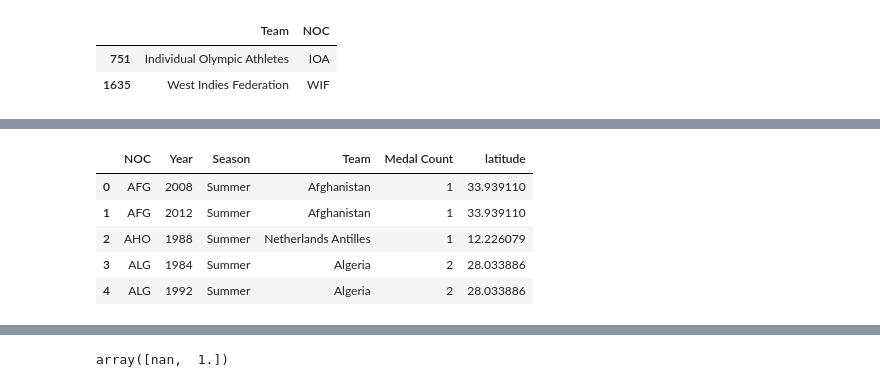
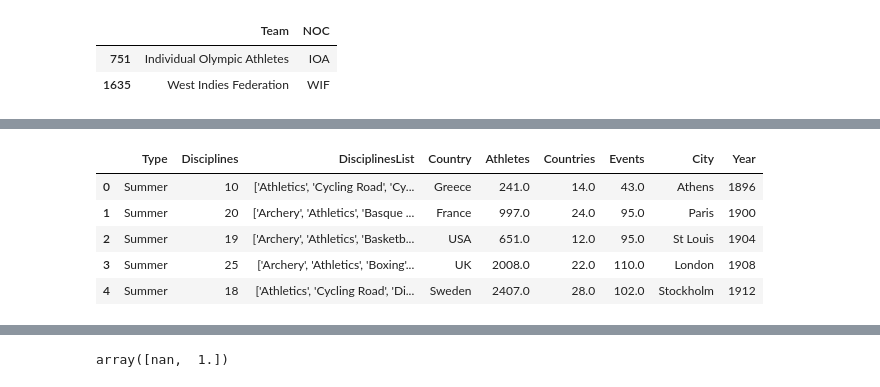
Before and after one commit to EJones621/Olympic_Analysis, a Jupyter notebook: Import to MongoDB/cleaning_machine_learning.ipynb, the cells around one changed output, grey strips where cells are left out. Drawn from its saved outputs; the diff is of its cells as text; code cells hidden in the pictures.

```diff
--- a/Import to MongoDB/cleaning_machine_learning.ipynb
+++ b/Import to MongoDB/cleaning_machine_learning.ipynb
@@ -282,2 +294,6 @@ hosts_df.head()
+# %%
+# NEW
+# Creating a copy of the hosts_df
+hosts_new_df = hosts_df.copy()
 # %%
 # Drop columns we don't need
@@ -293,0 +302,4 @@ hosts_df.head()
+# %%
+# NEW
+# Dropping 'GamesUrl', 'Date', 'Host' from hosts_new_df
+hosts_new_df.drop(['GamesUrl', 'Date', 'Host'], axis=1, inplace=True)
@@ -294,12 +316,14 @@ hosts_df.head()
+# %%
+# NEW
+# Return first 5 rows of hosts_new_df
+hosts_new_df.head()
+# %% [output]
+|  | Type | Disciplines | DisciplinesList | Country | Athletes | Countries | Events | City | Year |
+| 0 | Summer | 10 | ['Athletics', 'Cycling Road', 'Cy... | Greece | 241.0 | 14.0 | 43.0 | Athens | 1896 |
+| 1 | Summer | 20 | ['Archery', 'Athletics', 'Basque ... | France | 997.0 | 24.0 | 95.0 | Paris | 1900 |
+| 2 | Summer | 19 | ['Archery', 'Athletics', 'Basketb... | USA | 651.0 | 12.0 | 95.0 | St Louis | 1904 |
+| 3 | Summer | 25 | ['Archery', 'Athletics', 'Boxing'... | UK | 2008.0 | 22.0 | 110.0 | London | 1908 |
+| 4 | Summer | 18 | ['Athletics', 'Cycling Road', 'Di... | Sweden | 2407.0 | 28.0 | 102.0 | Stockholm | 1912 |
 # %%
 # Change column names
 hosts_df.rename(columns = {'Country': 'Host Country'}, inplace = True)
-# %%
-olympic_coordinate_merge.head()
-# %% [output]
-|  | NOC | Year | Season | Team | Medal Count | latitude |
-| 0 | AFG | 2008 | Summer | Afghanistan | 1 | 33.939110 |
-| 1 | AFG | 2012 | Summer | Afghanistan | 1 | 33.939110 |
-| 2 | AHO | 1988 | Summer | Netherlands Antilles | 1 | 12.226079 |
-| 3 | ALG | 1984 | Summer | Algeria | 2 | 28.033886 |
-| 4 | ALG | 1992 | Summer | Algeria | 2 | 28.033886 |
```
Also changed, not shown: parts of 51 cells of this notebook.
